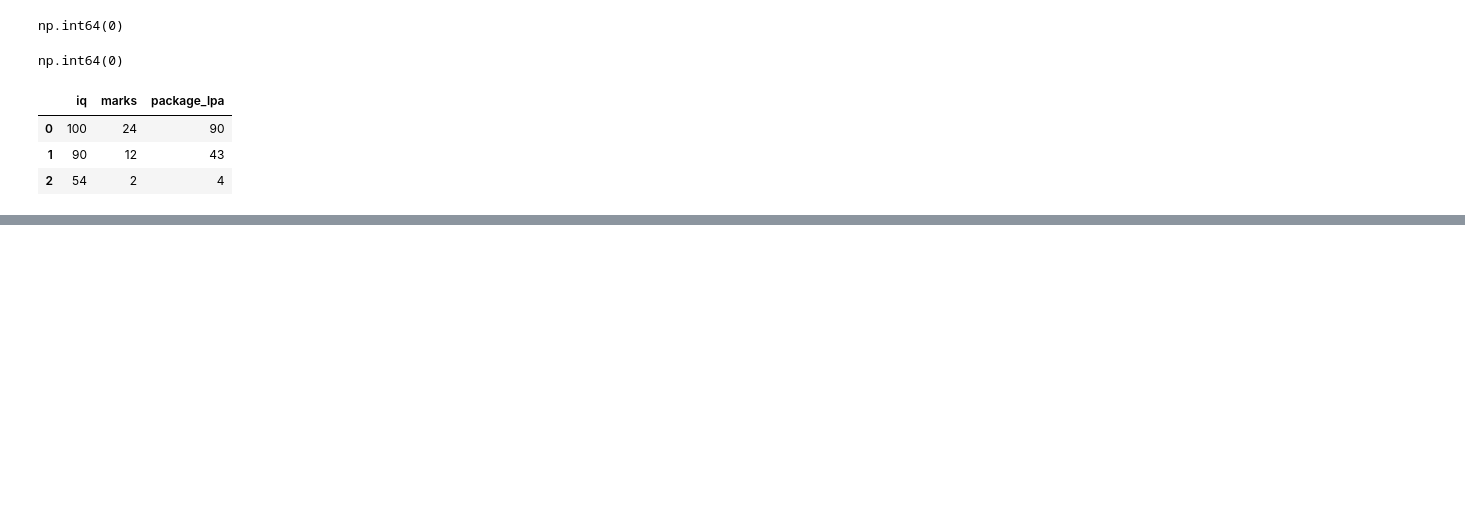
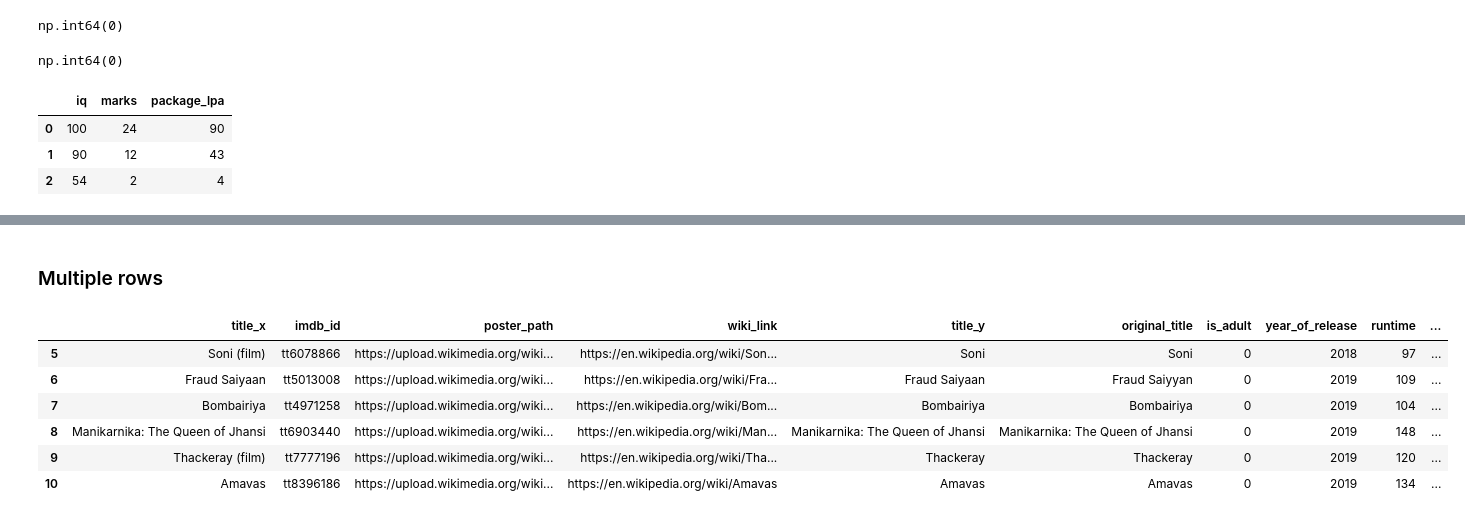
Before and after one commit to mohitjaryal/pandas, a Jupyter notebook: data_frames.ipynb, the cells around one changed output, grey strips where cells are left out. Cells and saved outputs as stored; diff of their text form; code cells hidden in the pictures; blank space fills up the shorter version.

```diff
--- a/data_frames.ipynb
+++ b/data_frames.ipynb
@@ -447,0 +610,15 @@ student_data.rename(columns={'package': 'package_lpa'})
+# %% [markdown]
+### Multiple rows
+# %%
+# movies data set
+
+# fetching row 5-10 from the movie data set
+movies.iloc[5:11]
+# %% [output]
+|  | title_x | imdb_id | poster_path | wiki_link | title_y | original_title | is_adult | year_of_release | runtime | ... |
+| 5 | Soni (film) | tt6078866 | https://upload.wikimedia.org/wiki... | https://en.wikipedia.org/wiki/Son... | Soni | Soni | 0 | 2018 | 97 | ... |
+| 6 | Fraud Saiyaan | tt5013008 | https://upload.wikimedia.org/wiki... | https://en.wikipedia.org/wiki/Fra... | Fraud Saiyaan | Fraud Saiyyan | 0 | 2019 | 109 | ... |
+| 7 | Bombairiya | tt4971258 | https://upload.wikimedia.org/wiki... | https://en.wikipedia.org/wiki/Bom... | Bombairiya | Bombairiya | 0 | 2019 | 104 | ... |
+| 8 | Manikarnika: The Queen of Jhansi | tt6903440 | https://upload.wikimedia.org/wiki... | https://en.wikipedia.org/wiki/Man... | Manikarnika: The Queen of Jhansi | Manikarnika: The Queen of Jhansi | 0 | 2019 | 148 | ... |
+| 9 | Thackeray (film) | tt7777196 | https://upload.wikimedia.org/wiki... | https://en.wikipedia.org/wiki/Tha... | Thackeray | Thackeray | 0 | 2019 | 120 | ... |
+| 10 | Amavas | tt8396186 | https://upload.wikimedia.org/wiki... | https://en.wikipedia.org/wiki/Amavas | Amavas | Amavas | 0 | 2019 | 134 | ... |
```
Also changed, not shown: parts of 26 cells of this notebook.
